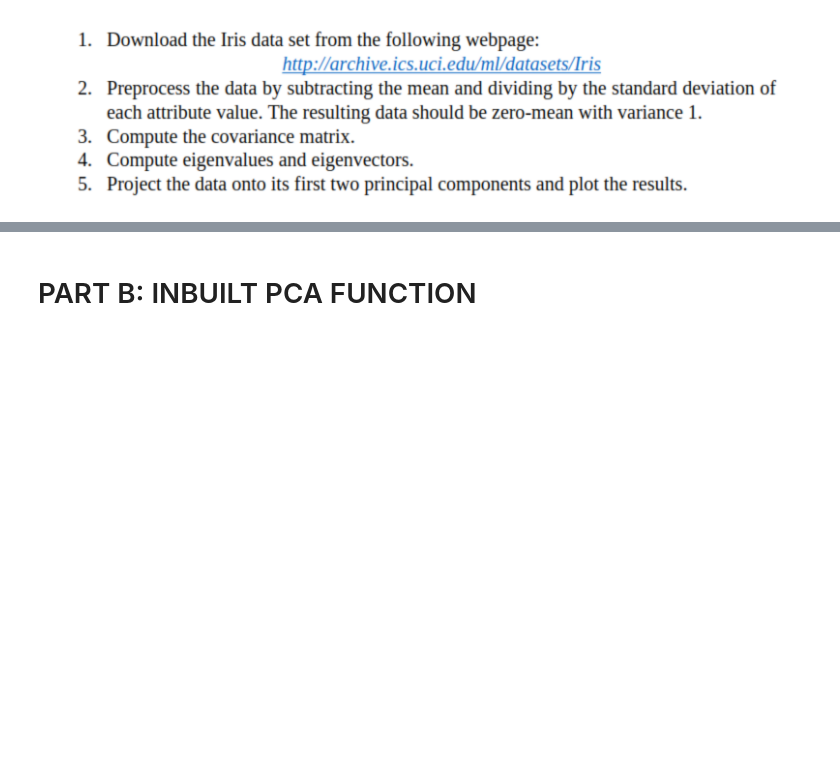
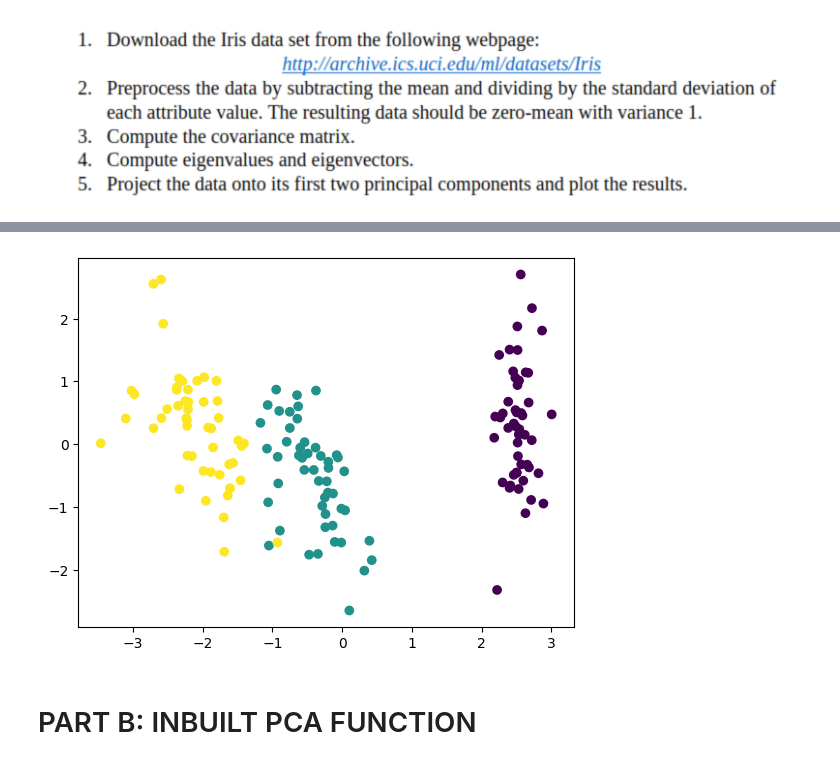
Before and after one commit to Abhinavxox/Python-for-ML, a Jupyter notebook: ML_lab7/ML_lab7.ipynb, the cells around one changed output, grey strips where cells are left out. Drawn from its saved outputs; the diff is of its cells as text; code cells hidden in the pictures; blank space fills up the shorter version.

```diff
--- a/ML_lab7/ML_lab7.ipynb
+++ b/ML_lab7/ML_lab7.ipynb
@@ -27,0 +110,5 @@ ROLL NO. : AM.EN.U4AIE21088
+# %%
+from sklearn.preprocessing import LabelEncoder
+le = LabelEncoder()
+df[4] = le.fit_transform(df[4])
+df.head()
@@ -27,0 +122,4 @@ ROLL NO. : AM.EN.U4AIE21088
+# %%
+df = (df - df.mean()) / df.std()
+print(df.mean())
+print(df.std())
@@ -27,0 +139,3 @@ ROLL NO. : AM.EN.U4AIE21088
+# %%
+cov_mat = np.cov(df, rowvar=False)
+print(cov_mat)
@@ -27,0 +148,6 @@ ROLL NO. : AM.EN.U4AIE21088
+# %%
+eig_values, eig_vectors = np.linalg.eig(cov_mat)
+print("Eigen values: ")
+print(eig_values)
+print("Eigen vectors: ")
+print(eig_vectors)
@@ -28,3 +163,17 @@ ROLL NO. : AM.EN.U4AIE21088
+# %%
+sorted_index = eig_values.argsort()[::-1]
+sorted_eigenvalue = eig_values[sorted_index]
+sorted_eigvectors = eig_vectors[:,sorted_index]
+
+eigenvector = sorted_eigvectors[:,0:2]
+
+transformed_data = np.dot(eigenvector.T, df.T)
+
+#plot the data
+plt.scatter(transformed_data[0,:], transformed_data[1,:], c=df[4])
+plt.show()
+# %% [output]
+[figure, added]
 # %% [markdown]
 # PART B: INBUILT PCA FUNCTION
 # %% [markdown]
```
Also changed, not shown: parts of 13 cells of this notebook, 2 other files.
